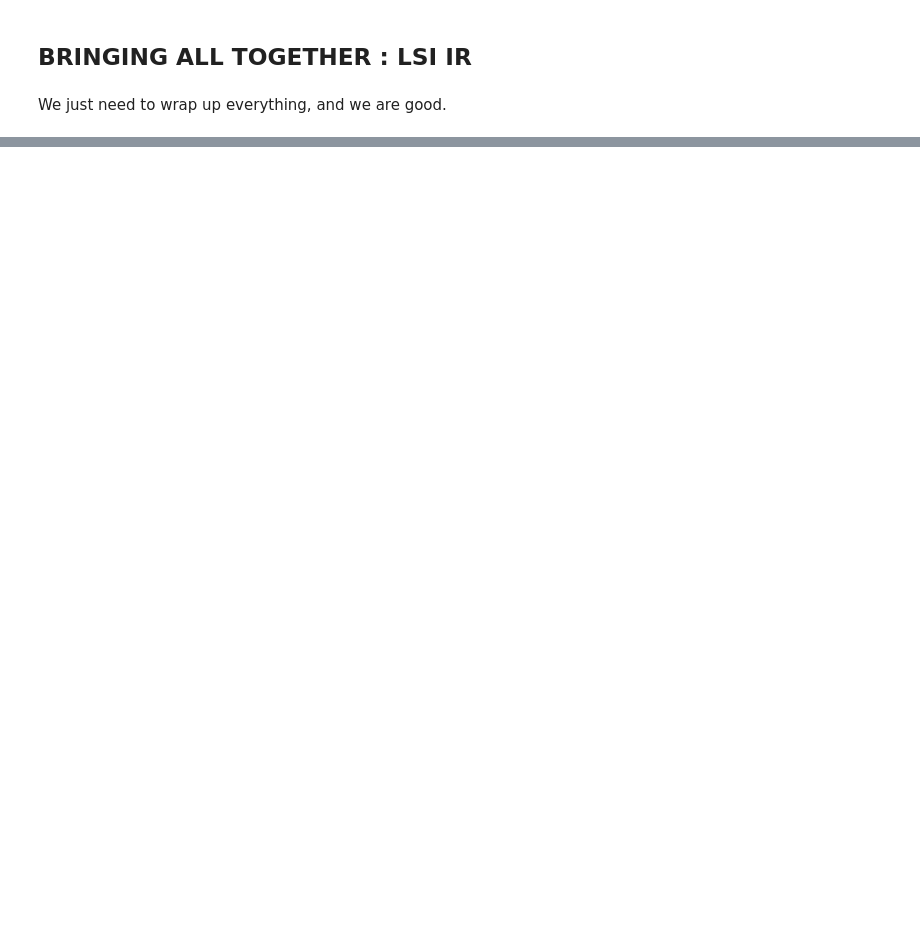
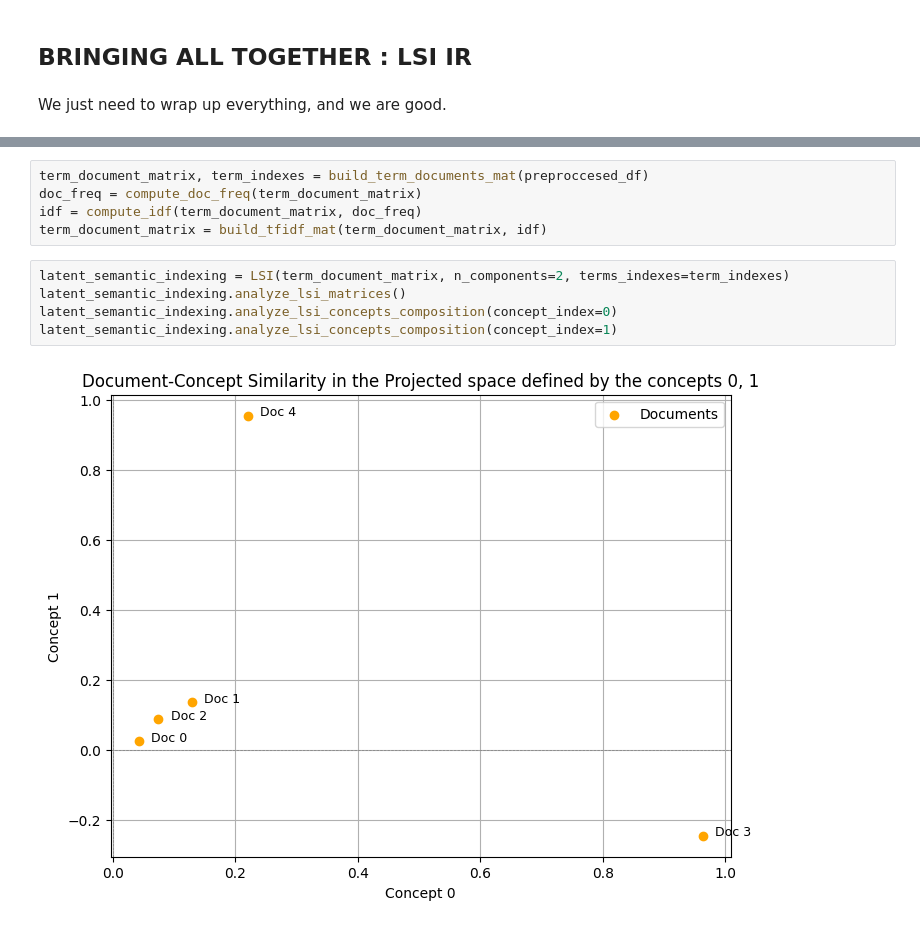
Before and after one commit to lollobrollo/LATENT-SEMANTIC-INDEXING, a Jupyter notebook: source/project.ipynb, the cells around one changed output, grey strips where cells are left out. Cells and saved outputs as stored; diff of their text form; blank space fills up the shorter version.

Commit message:
Added in the project notebook a section where we use SVD on the tfidf matrix

```diff
--- a/source/project.ipynb
+++ b/source/project.ipynb
@@ -118,0 +148,12 @@ array([0, 2, 3, 1, 4])
+# %%
+term_document_matrix, term_indexes = build_term_documents_mat(preproccesed_df)
+doc_freq = compute_doc_freq(term_document_matrix)
+idf = compute_idf(term_document_matrix, doc_freq)
+term_document_matrix = build_tfidf_mat(term_document_matrix, idf)
+# %%
+latent_semantic_indexing = LSI(term_document_matrix, n_components=2, terms_indexes=term_indexes)
+latent_semantic_indexing.analyze_lsi_matrices()
+latent_semantic_indexing.analyze_lsi_concepts_composition(concept_index=0)
+latent_semantic_indexing.analyze_lsi_concepts_composition(concept_index=1)
+# %% [output]
+[figure, added]
```
Also changed, not shown: parts of 8 cells of this notebook.
